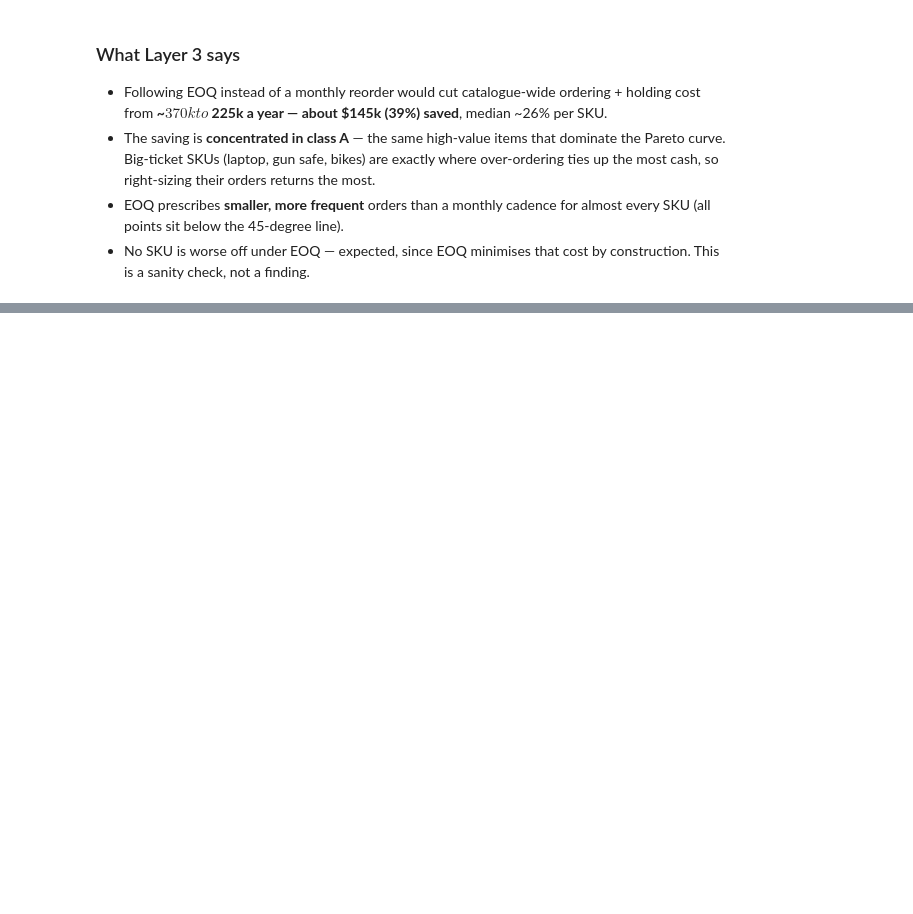
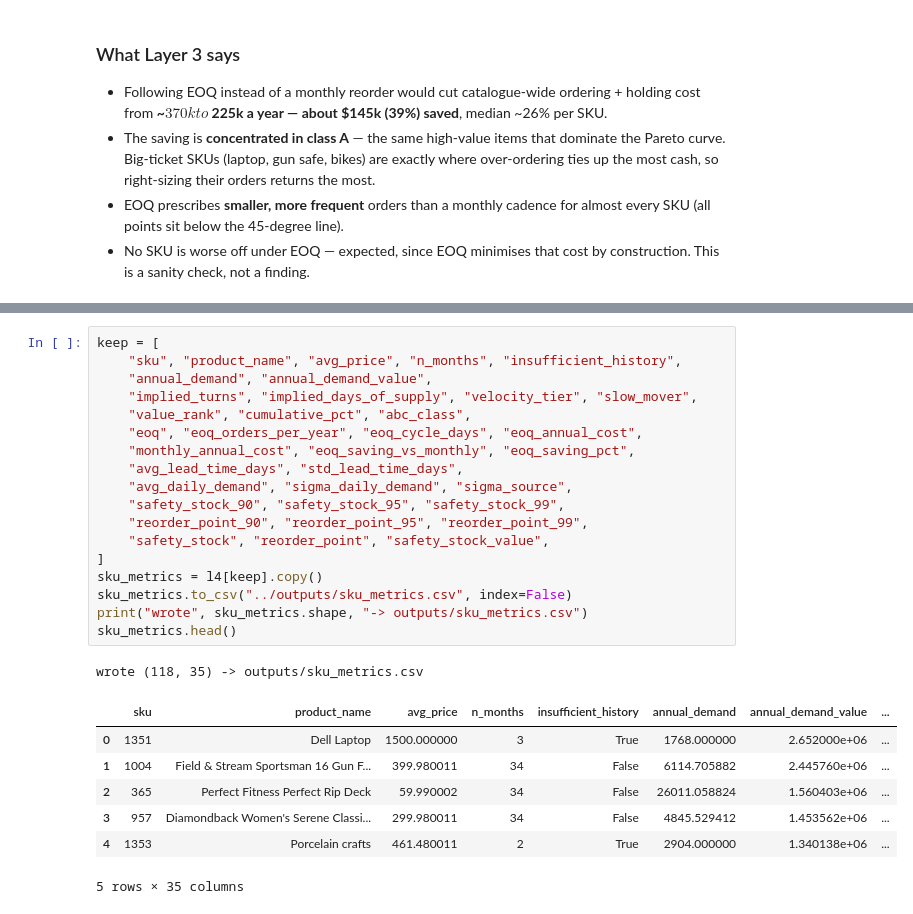
Before and after one commit to GireesheePendela/dataco-inventory-analysis, a Jupyter notebook: notebooks/analysis.ipynb, the cells around one changed output, grey strips where cells are left out. Cells and saved outputs as stored; diff of their text form; blank space fills up the shorter version.

```diff
--- a/notebooks/analysis.ipynb
+++ b/notebooks/analysis.ipynb
@@ -591,0 +719,27 @@ plt.show()
+# %%
+keep = [
+    "sku", "product_name", "avg_price", "n_months", "insufficient_history",
+    "annual_demand", "annual_demand_value",
+    "implied_turns", "implied_days_of_supply", "velocity_tier", "slow_mover",
+    "value_rank", "cumulative_pct", "abc_class",
+    "eoq", "eoq_orders_per_year", "eoq_cycle_days", "eoq_annual_cost",
+    "monthly_annual_cost", "eoq_saving_vs_monthly", "eoq_saving_pct",
+    "avg_lead_time_days", "std_lead_time_days",
+    "avg_daily_demand", "sigma_daily_demand", "sigma_source",
+    "safety_stock_90", "safety_stock_95", "safety_stock_99",
+    "reorder_point_90", "reorder_point_95", "reorder_point_99",
+    "safety_stock", "reorder_point", "safety_stock_value",
+]
+sku_metrics = l4[keep].copy()
+sku_metrics.to_csv("../outputs/sku_metrics.csv", index=False)
+print("wrote", sku_metrics.shape, "-> outputs/sku_metrics.csv")
+sku_metrics.head()
+# %% [output]
+wrote (118, 35) -> outputs/sku_metrics.csv
+|  | sku | product_name | avg_price | n_months | insufficient_history | annual_demand | annual_demand_value | ... |
+| 0 | 1351 | Dell Laptop | 1500.000000 | 3 | True | 1768.000000 | 2.652000e+06 | ... |
+| 1 | 1004 | Field & Stream Sportsman 16 Gun F... | 399.980011 | 34 | False | 6114.705882 | 2.445760e+06 | ... |
+| 2 | 365 | Perfect Fitness Perfect Rip Deck | 59.990002 | 34 | False | 26011.058824 | 1.560403e+06 | ... |
+| 3 | 957 | Diamondback Women's Serene Classi... | 299.980011 | 34 | False | 4845.529412 | 1.453562e+06 | ... |
+| 4 | 1353 | Porcelain crafts | 461.480011 | 2 | True | 2904.000000 | 1.340138e+06 | ... |
+5 rows × 35 columns
```
Also changed, not shown: parts of 6 cells of this notebook, 1 other file.
